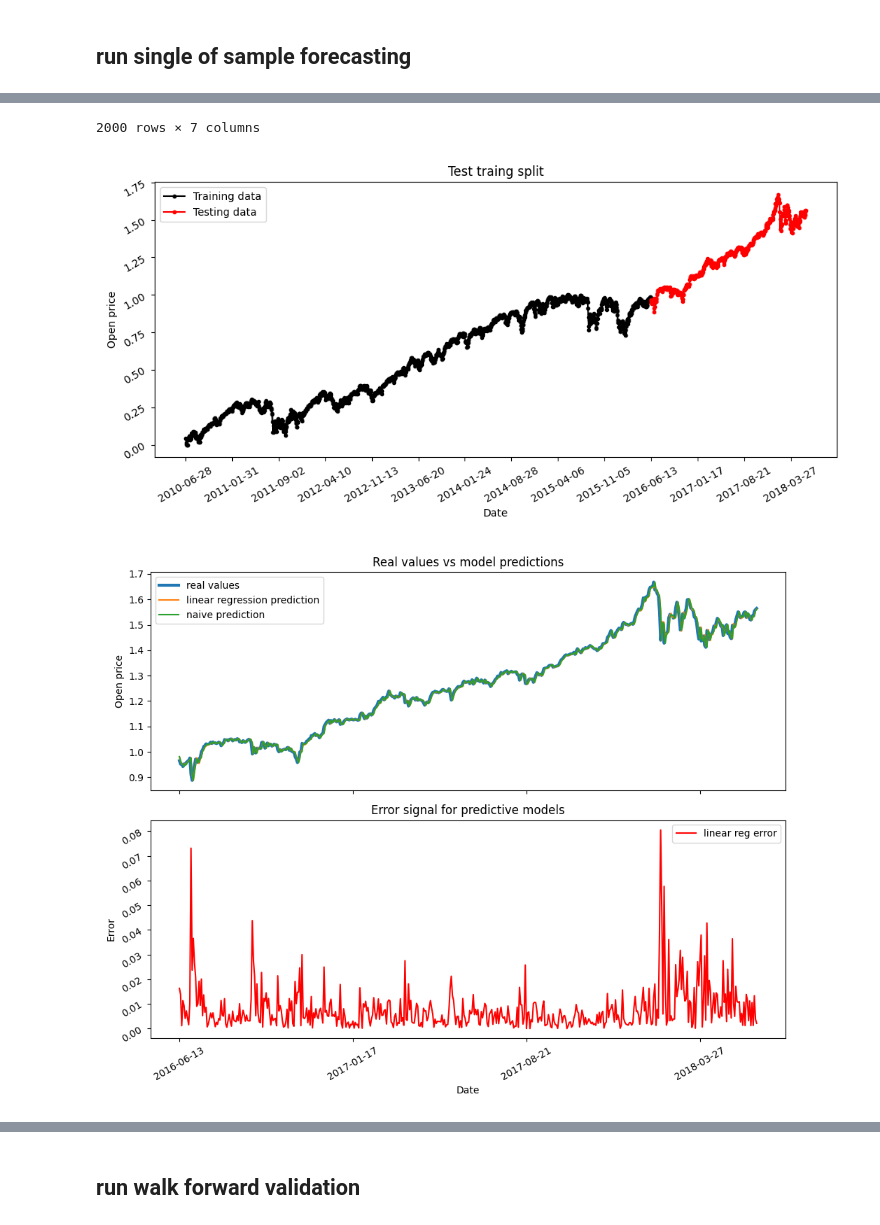
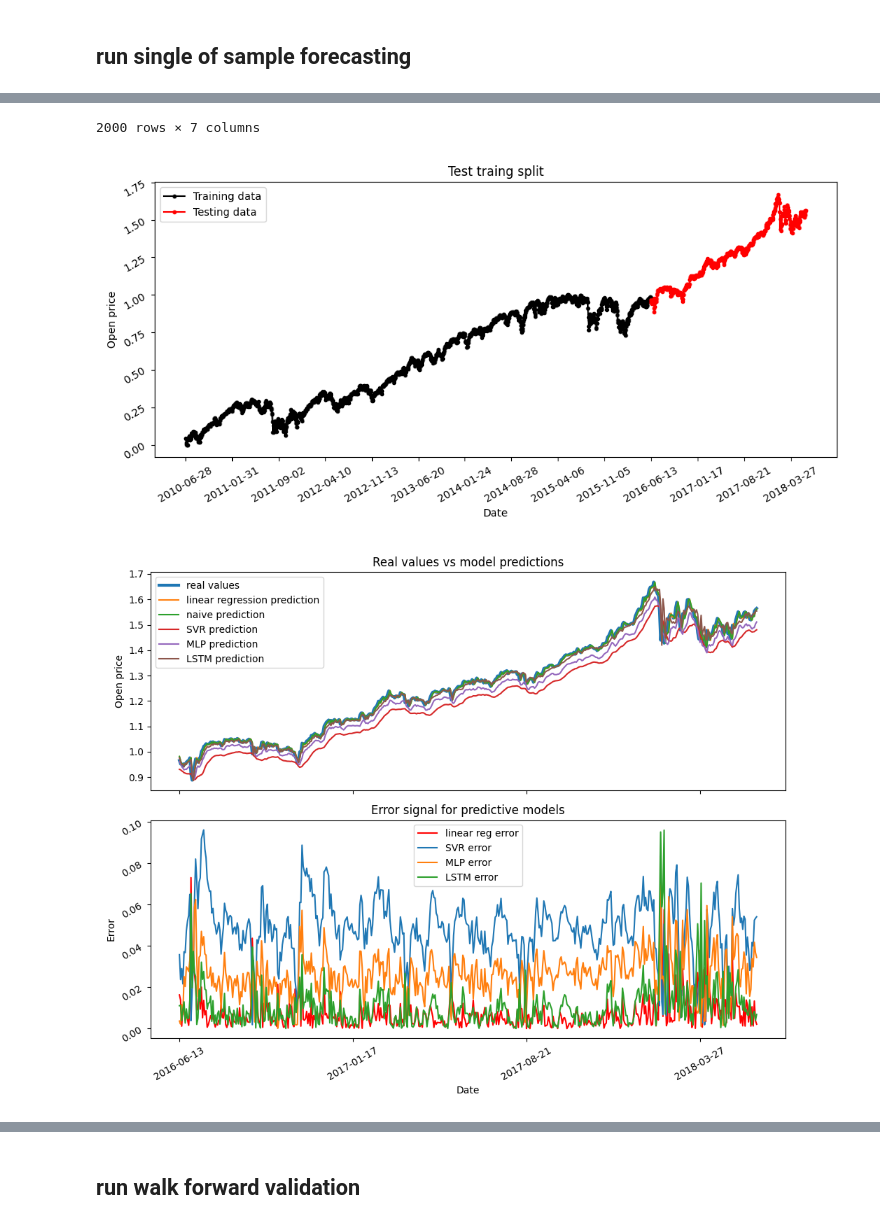
Before and after one commit to tristanmckechnie/tristan_meng_data_science, a Jupyter notebook: walk_forward_validation.ipynb, the cells around one changed output, grey strips where cells are left out. Cells and saved outputs as stored; diff of their text form; code cells hidden in the pictures.

```diff
--- a/walk_forward_validation.ipynb
+++ b/walk_forward_validation.ipynb
@@ -56,9 +56,9 @@ blah.test_train_plot(ylabel='Open price')    # visualize training split
 
 # perform some prediction tasks
 blah.linear_regression()
-# blah.support_vector_machine(model_tunning=True)
-# blah.neural_net_mlp(model_tunning=True)
-# blah.lstm(model_tunning=False)
+blah.support_vector_machine(model_tunning=True)
+blah.neural_net_mlp(model_tunning=True)
+blah.lstm(model_tunning=False)
 blah.naive_model()
 
 # visualize results
@@ -99,3 +123,3 @@ MAE:  0.009669122860464499
-2000 rows × 7 columns
+2000 rows × 7 columns
 [figure]
-[figure, old version]
+[figure, new version]
```
Also changed, not shown: parts of 7 cells of this notebook, 1 other file.
